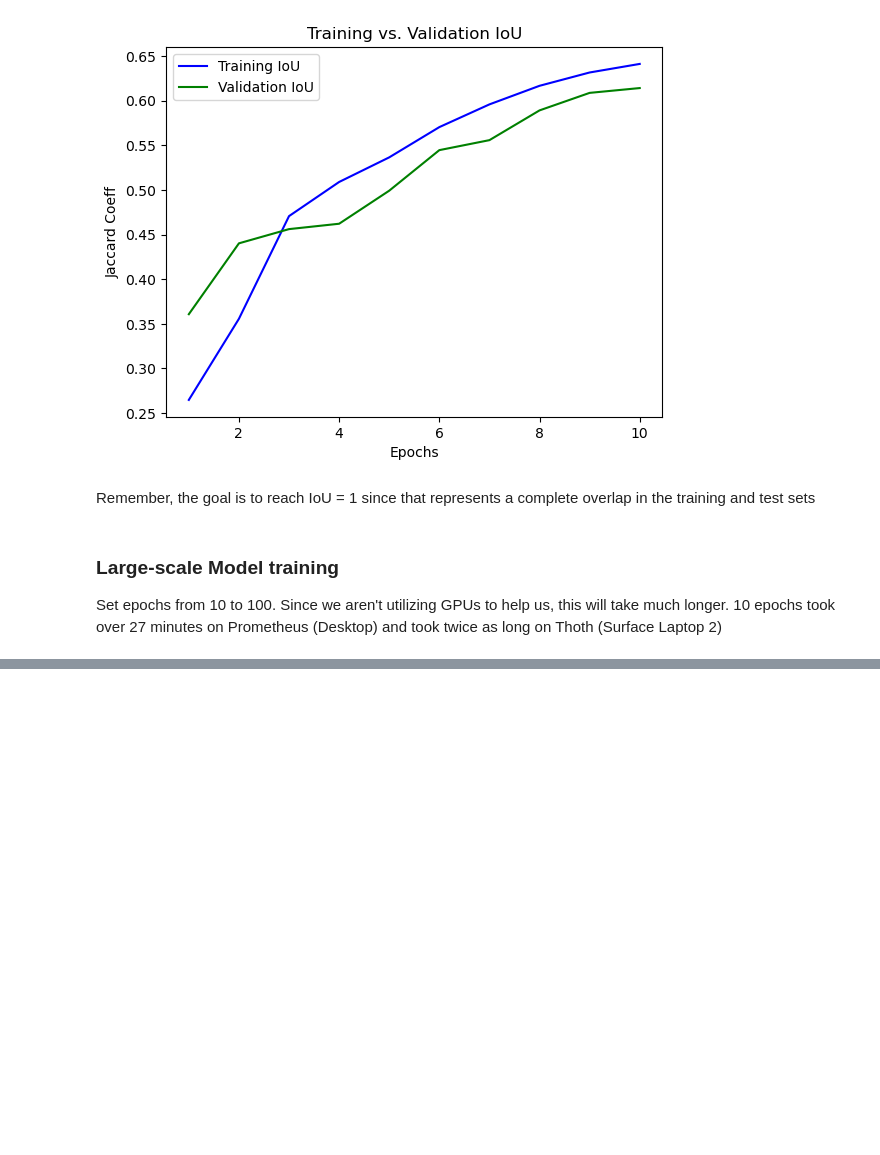
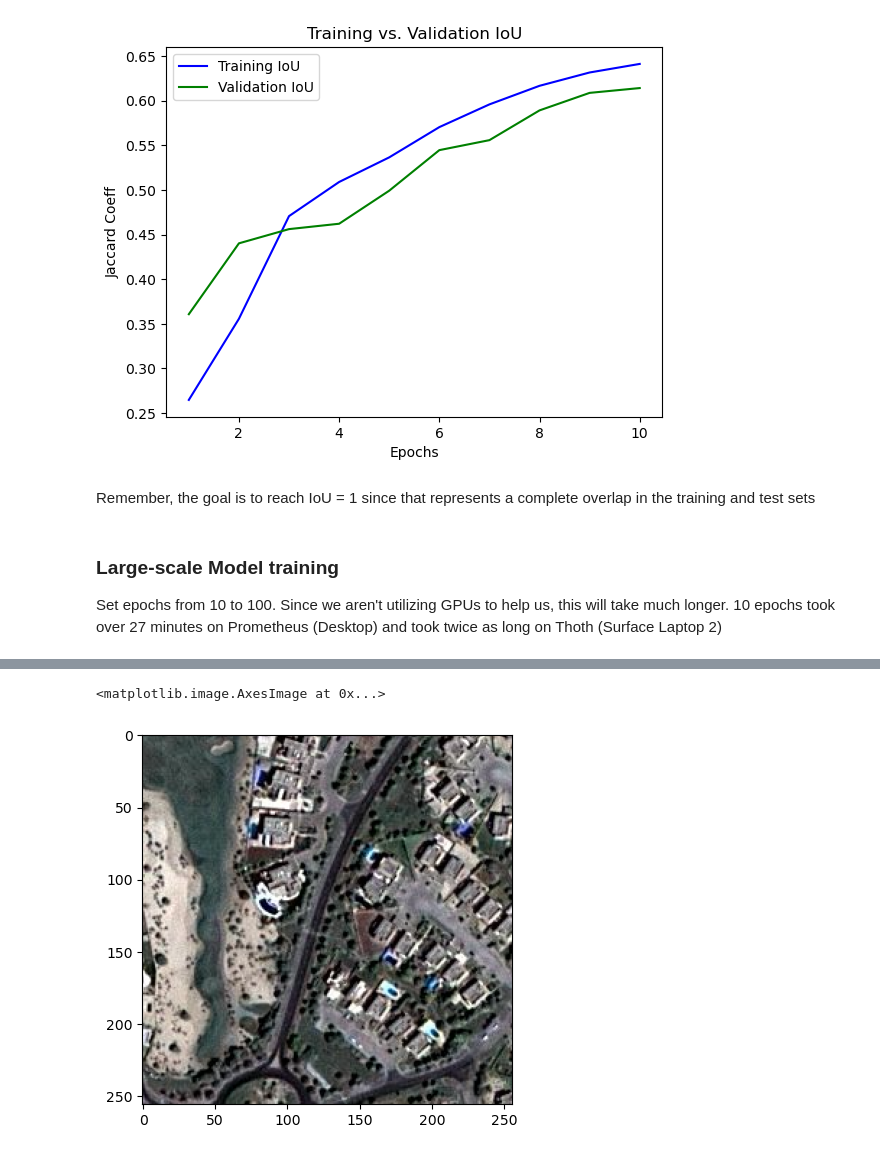
Before and after one commit to chancemusky/RemoteSensing, a Jupyter notebook: PythonSatelliteDeepLearningTutorial.ipynb, the cells around one changed output, grey strips where cells are left out. Cells and saved outputs as stored; diff of their text form; code cells hidden in the pictures; blank space fills up the shorter version.

```diff
--- a/PythonSatelliteDeepLearningTutorial.ipynb
+++ b/PythonSatelliteDeepLearningTutorial.ipynb
@@ -770,0 +833,11 @@ plt.show()
+# %%
+test_image_number = 10
+test_image = x_test[test_image_number]
+ground_truth_image = y_test_argmax[test_image_number]
+
+test_image_input = np.expand_dims(test_image, 0)
+
+prediction = model.predict(test_image_input)
+predicted_image = np.argmax(prediction, axis = 3)
+#slice predicted image
+predicted_image = predicted_image[0,:,:]
@@ -770,0 +846,6 @@ plt.show()
+# %%
+#Actual image
+plt.imshow(test_image)
+# %% [output]
+<matplotlib.image.AxesImage at 0x...>
+[figure, added]
```
Also changed, not shown: parts of 34 cells of this notebook, 2 other files.
